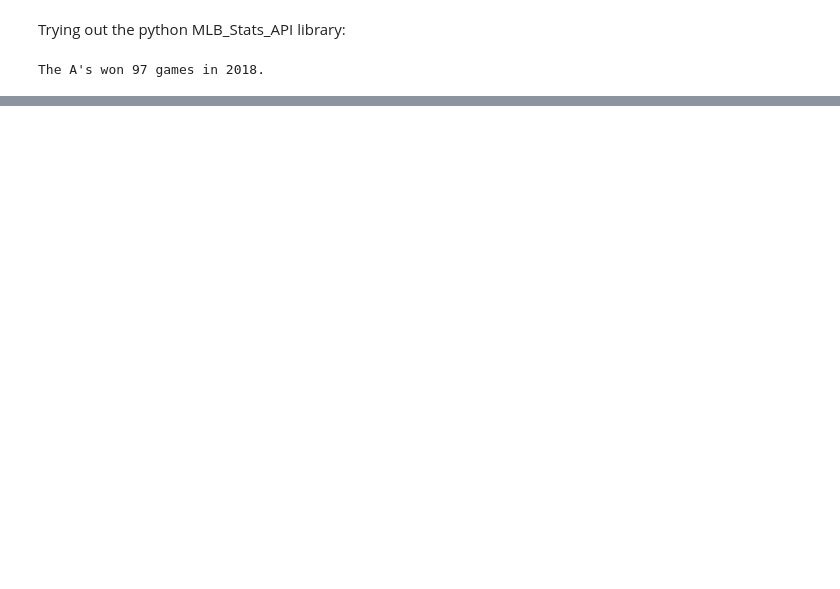
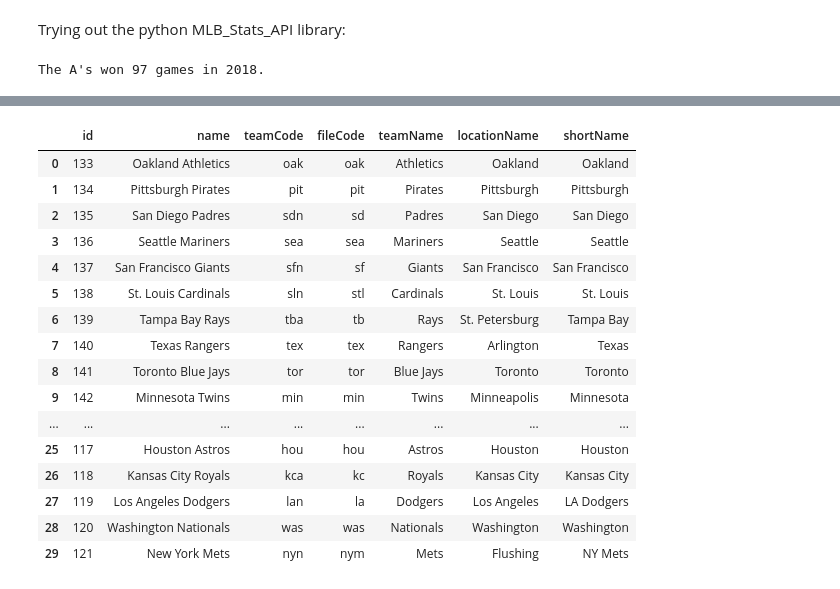
Before and after one commit to ztblick/baseball-data, a Jupyter notebook: test.ipynb, the cells around one changed output, grey strips where cells are left out. Drawn from its saved outputs; the diff is of its cells as text; code cells hidden in the pictures; blank space fills up the shorter version.

Commit message:
created team_data file with team codes

```diff
--- a/test.ipynb
+++ b/test.ipynb
@@ -129,0 +137,24 @@ Athletics 1 0 0 0 0 0 1 0 0  2   5   3
+# %%
+# Get team info:
+teams = statsapi.lookup_team("", activeStatus="Y")
+teams = pd.DataFrame(teams)
+teams.sort_values(by=['id'])
+teams
+# %% [output]
+|  | id | name | teamCode | fileCode | teamName | locationName | shortName |
+| 0 | 133 | Oakland Athletics | oak | oak | Athletics | Oakland | Oakland |
+| 1 | 134 | Pittsburgh Pirates | pit | pit | Pirates | Pittsburgh | Pittsburgh |
+| 2 | 135 | San Diego Padres | sdn | sd | Padres | San Diego | San Diego |
+| 3 | 136 | Seattle Mariners | sea | sea | Mariners | Seattle | Seattle |
+| 4 | 137 | San Francisco Giants | sfn | sf | Giants | San Francisco | San Francisco |
+| 5 | 138 | St. Louis Cardinals | sln | stl | Cardinals | St. Louis | St. Louis |
+| 6 | 139 | Tampa Bay Rays | tba | tb | Rays | St. Petersburg | Tampa Bay |
+| 7 | 140 | Texas Rangers | tex | tex | Rangers | Arlington | Texas |
+| 8 | 141 | Toronto Blue Jays | tor | tor | Blue Jays | Toronto | Toronto |
+| 9 | 142 | Minnesota Twins | min | min | Twins | Minneapolis | Minnesota |
+| ... | ... | ... | ... | ... | ... | ... | ... |
+| 25 | 117 | Houston Astros | hou | hou | Astros | Houston | Houston |
+| 26 | 118 | Kansas City Royals | kca | kc | Royals | Kansas City | Kansas City |
+| 27 | 119 | Los Angeles Dodgers | lan | la | Dodgers | Los Angeles | LA Dodgers |
+| 28 | 120 | Washington Nationals | was | was | Nationals | Washington | Washington |
+| 29 | 121 | New York Mets | nyn | nym | Mets | Flushing | NY Mets |
```
Also changed, not shown: parts of 4 cells of this notebook, 1 other file.
